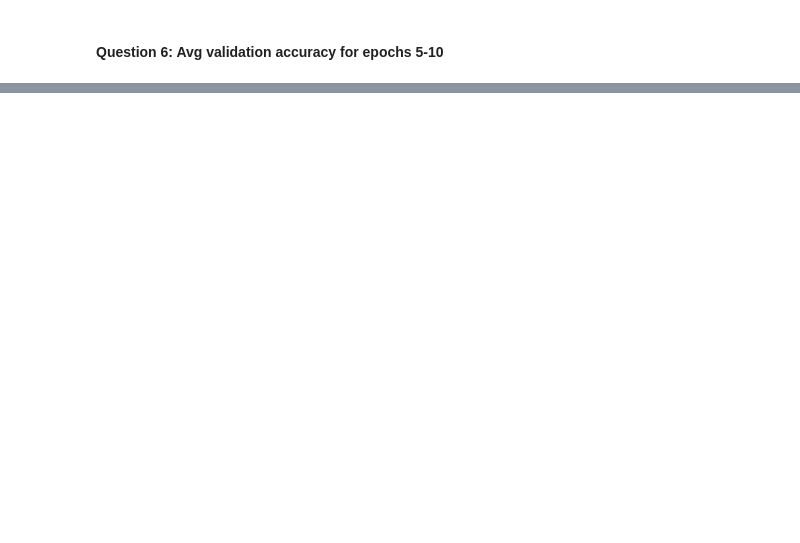
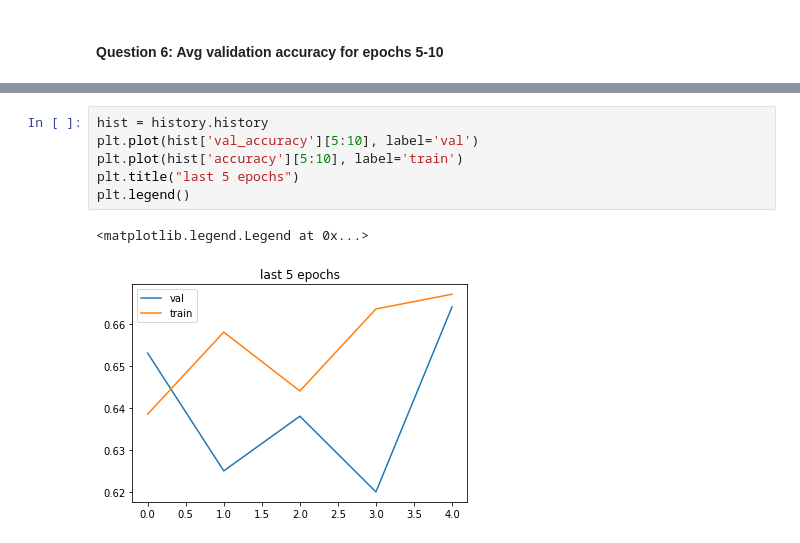
Before and after one commit to aenoboa1/ML-Zoomcamp-Homeworks, a Jupyter notebook: WEEK 8/Homework/homework.ipynb, the cells around one changed output, grey strips where cells are left out. Drawn from its saved outputs; the diff is of its cells as text; blank space fills up the shorter version.

```diff
--- a/WEEK 8/Homework/homework.ipynb
+++ b/WEEK 8/Homework/homework.ipynb
@@ -231,0 +268,9 @@ Avg val accuracy for 5 last epochs:  0.6394000053405762
+# %%
+hist = history.history
+plt.plot(hist['val_accuracy'][5:10], label='val')
+plt.plot(hist['accuracy'][5:10], label='train')
+plt.title("last 5 epochs")
+plt.legend()
+# %% [output]
+<matplotlib.legend.Legend at 0x...>
+[figure, added]
```
Also changed, not shown: parts of 17 cells of this notebook.
